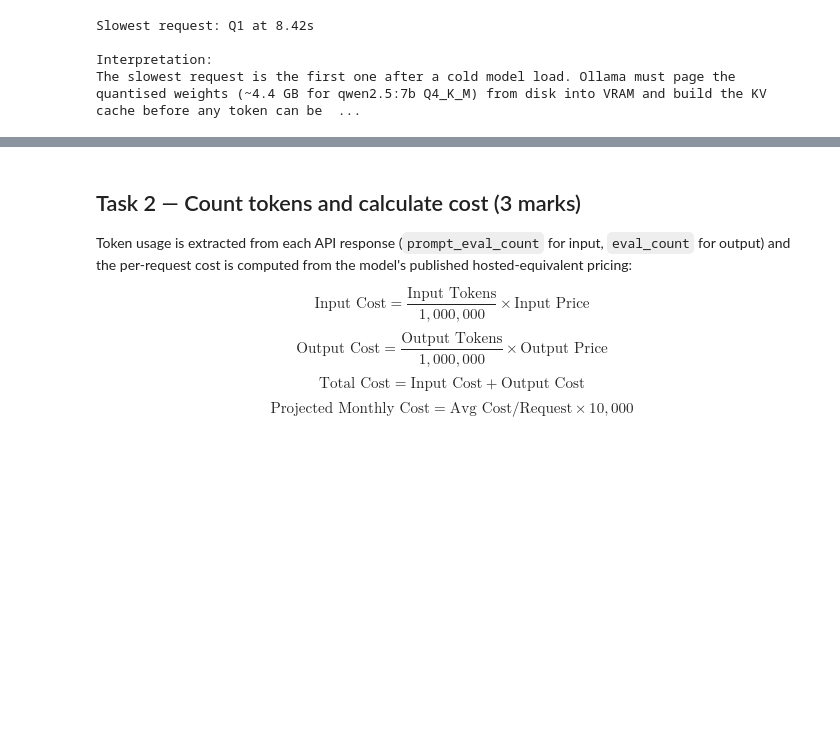
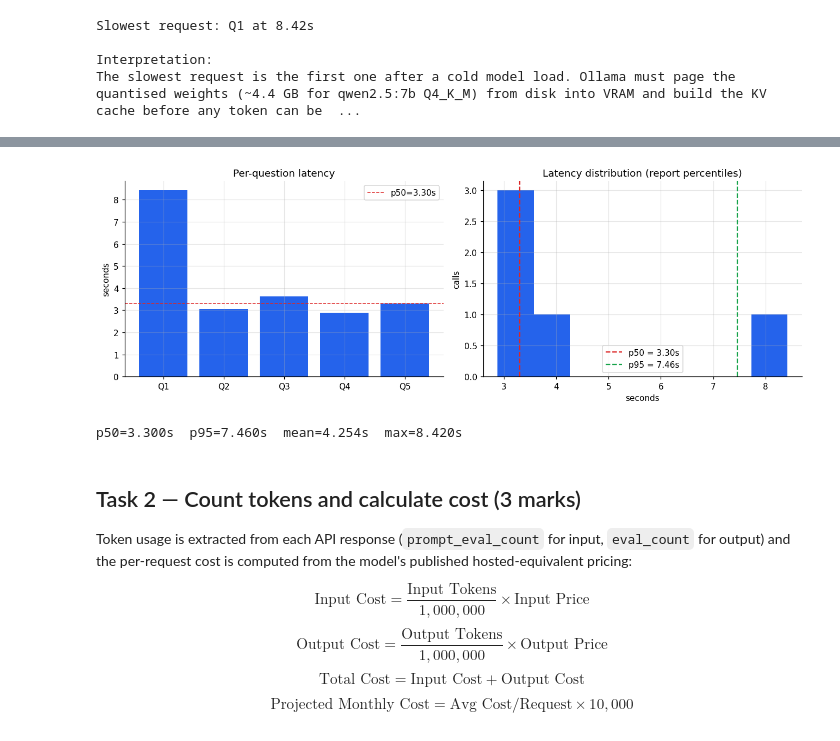
Before and after one commit to anmol-sinha-coder/BITS-MLOps-AIMLZG523_Assignment-2, a Jupyter notebook: MLOps_Assignment-2.ipynb, the cells around one changed output, grey strips where cells are left out. Cells and saved outputs as stored; diff of their text form; code cells hidden in the pictures; blank space fills up the shorter version.

```diff
--- a/MLOps_Assignment-2.ipynb
+++ b/MLOps_Assignment-2.ipynb
@@ -181,3 +192,28 @@ The slowest request is the first one after a cold model load. Ollama must page t
+# %%
+import matplotlib.pyplot as plt
+import numpy as np
+%matplotlib inline
+plt.rcParams.update({'figure.dpi': 110, 'axes.grid': True, 'axes.spines.top': False, 'axes.spines.right': False, 'grid.alpha': 0.3, 'font.size': 10})
+C = ['#2563eb', '#dc2626', '#16a34a', '#9333ea', '#ea580c']
+# Per-question latency bar + distribution histogram with p50 / p95
+lat = lat_df['latency_sec'].astype(float)
+p50, p95 = float(np.percentile(lat, 50)), float(np.percentile(lat, 95))
+
+fig, (ax1, ax2) = plt.subplots(1, 2, figsize=(12, 4.2))
+ax1.bar(lat_df['question_id'], lat, color=C[0])
+ax1.axhline(p50, color=C[1], ls='--', lw=1, label=f'p50={p50:.2f}s')
+ax1.set_title('Per-question latency'); ax1.set_ylabel('seconds'); ax1.legend()
+
+ax2.hist(lat, bins=8, color=C[0])
+ax2.axvline(p50, color=C[1], ls='--', lw=1.5, label=f'p50 = {p50:.2f}s')
+ax2.axvline(p95, color=C[2], ls='--', lw=1.5, label=f'p95 = {p95:.2f}s')
+ax2.set_title('Latency distribution (report percentiles)')
+ax2.set_xlabel('seconds'); ax2.set_ylabel('calls'); ax2.legend()
+fig.tight_layout(); plt.show()
+print(f"p50={p50:.3f}s  p95={p95:.3f}s  mean={lat.mean():.3f}s  max={lat.max():.3f}s")
+# %% [output]
+[figure, added]
+p50=3.300s  p95=7.460s  mean=4.254s  max=8.420s
 # %% [markdown]
 ## Task 2 — Count tokens and calculate cost (3 marks)
 
```
Also changed, not shown: parts of 19 cells of this notebook, 7 other files.
